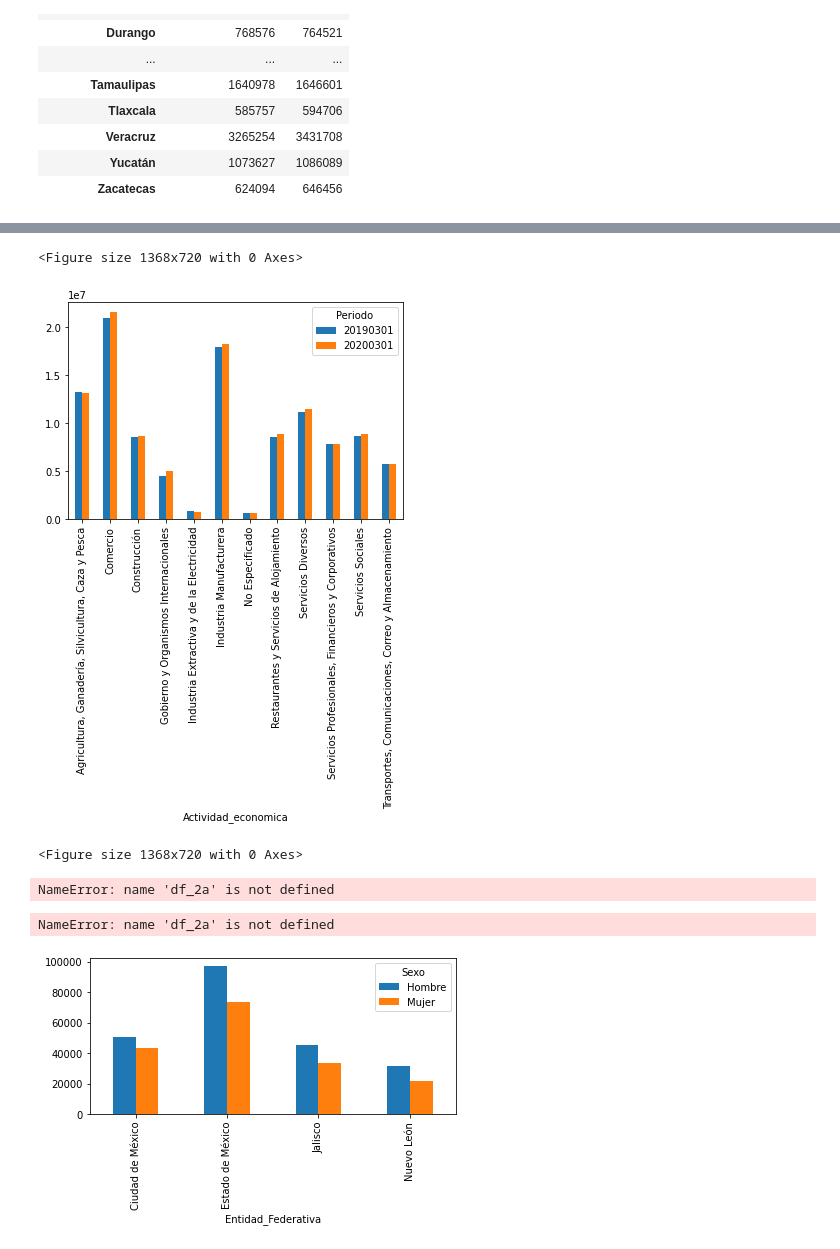
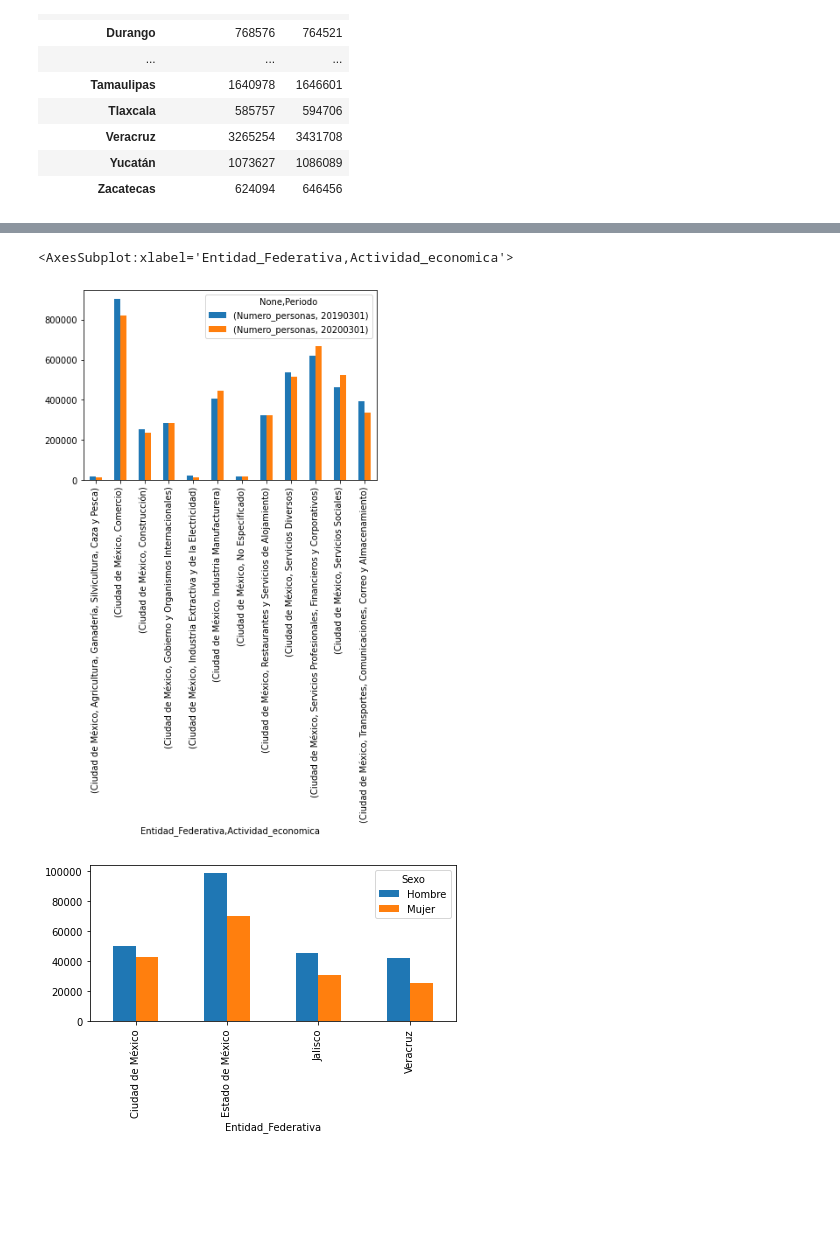
Before and after one commit to magtrejo/Proyecto-Beu, a Jupyter notebook: Ocupacion_x_actividad.ipynb, the cells around one changed output, grey strips where cells are left out. Saved outputs shown, nothing was run; the diff lists cells and outputs as text; code cells hidden in the pictures; blank space fills up the shorter version.

```diff
--- a/Ocupacion_x_actividad.ipynb
+++ b/Ocupacion_x_actividad.ipynb
@@ -208,0 +210,5 @@ Series([], Name: Numero_personas, dtype: int64)
+# %%
+# Se filtran las Entidades con Mayor Población Ocupada
+df_periodos_edos = df_periodos[df_periodos['Entidad_Federativa'].isin(['Estado de México','Ciudad de México','Jalisco','Veracruz'])]
+#df_periodos_gr = df_grouped[df_grouped['sport'].isin(['Basketball', 'Volleyball', 'Football', 'Baseball'])]
+df_periodos_edos
@@ -300,0 +248,8 @@ df_periodo_entidad_gr
+# %%
+df_periodos_activ_cdmx = df_periodos_edos[df_periodos_edos['Entidad_Federativa'].isin(['Ciudad de México'])].sort_values(['Actividad_economica','Numero_personas'], ascending = False)
+df_periodos_activ_cdmx = df_periodos_activ_cdmx.drop(columns=['Grupo_edad','Sexo'])
+df_periodos_activ_cdmx = df_periodos_activ_cdmx.groupby(['Periodo','Entidad_Federativa','Actividad_economica']).sum().sort_values(['Actividad_economica','Numero_personas'], ascending = False)
+df_periodos_activ_cdmx.groupby(['Actividad_economica','Periodo']).agg({'Numero_personas': ['mean', 'min', 'max']})
+df_periodos_activ_cdmx.groupby(['Periodo','Entidad_Federativa','Actividad_economica']).sum().sort_values(['Numero_personas','Actividad_economica'], ascending = False)
+df_periodos_activ_cdmx = df_periodos_activ_cdmx.unstack(0)
+df_periodos_activ_cdmx
@@ -301,37 +272,13 @@ df_periodo_entidad_gr
 # %%
-df_periodos_act_gr.plot(kind="bar")
-plt.figure(figsize=(19,10))
+df_periodos_activ_cdmx.plot(kind="bar")
 # %% [output]
-<Figure size 1368x720 with 0 Axes>
+<AxesSubplot:xlabel='Entidad_Federativa,Actividad_economica'>
-[figure, old version]
+[figure, new version]
-<Figure size 1368x720 with 0 Axes>
-# %%
-df_201901 = df_2a[df_2a['Periodo'] == 20190301]
-df_201901
-del df_201901['Periodo']
-df_201901
-df_201901.groupby(['Entidad_Federativa','Actividad_economica']).mean()
-df_201901
-# %% [output]
-NameError: name 'df_2a' is not defined
-# %%
-df_202001 = df_2a[df_2a['Periodo'] == 20200301]
-df_202001
-df_202001.groupby(['Entidad_Federativa','Actividad_economica']).mean().sort_values("Numero_personas", ascending = False)
-df_202001.groupby(['Entidad_Federativa','Actividad_economica']).agg({'Numero_personas': ['mean', 'min', 'max']})
-df_202001.groupby(['Entidad_Federativa']).agg({'Numero_personas': ['mean', 'min', 'max']})
-df_202001_edos = df_202001[df_202001['Entidad_Federativa'].str.contains('Ciudad de México') |
-          df_202001['Entidad_Federativa'].str.contains('Estado de México') |
-          df_202001['Entidad_Federativa'].str.contains('Jalisco') |
-          df_202001['Entidad_Federativa'].str.contains('Nuevo León')]
-df_202001_edos
-# %% [output]
-NameError: name 'df_2a' is not defined
 # %%
 #df_2a[df_201901 & df_202001]
-df_202001_edos_grupo = df_202001_edos.groupby(['Entidad_Federativa', 'Sexo']).mean()["Numero_personas"].unstack()
+df_202001_edos_grupo = df_periodos_edos.groupby(['Entidad_Federativa', 'Sexo']).mean()["Numero_personas"].unstack()
 # genera el gráfico:
 df_202001_edos_grupo.plot(kind="bar")
 plt.tight_layout()  # tip(!)
 # %% [output]
-[figure, old version]
+[figure, new version]
```
Also changed, not shown: parts of 9 cells of this notebook.
